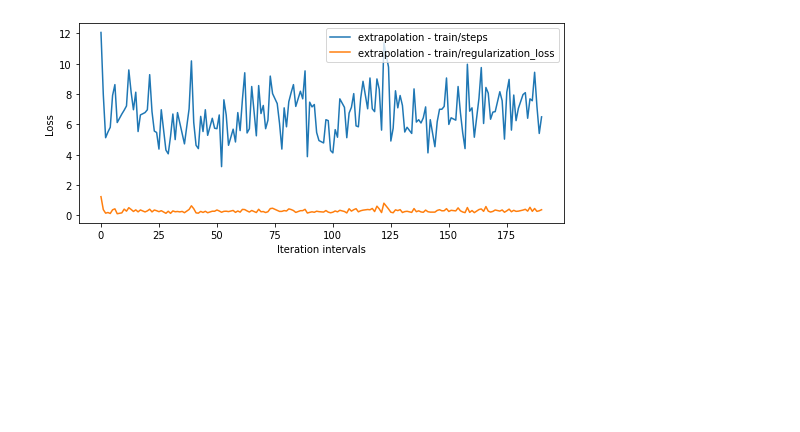
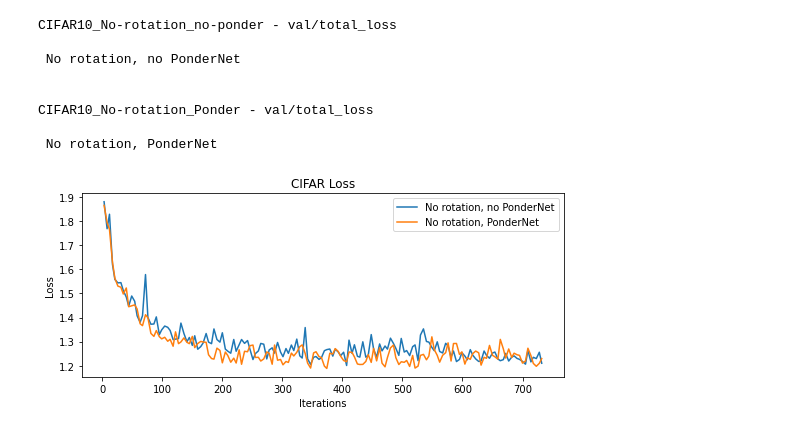
Before and after one commit to GuillyK/DL2-pondernet, a Jupyter notebook: Graph making/PonderNet Graph Maker.ipynb, the cells around one changed output. Cells and saved outputs as stored; diff of their text form; code cells hidden in the pictures; blank space fills up the shorter version.

```diff
--- a/Graph making/PonderNet Graph Maker.ipynb
+++ b/Graph making/PonderNet Graph Maker.ipynb
@@ -7,7 +7,7 @@ import csv
 import copy
 # %%
 # Set the axis
-xlabel = 'Iteration intervals'
+xlabel = 'Iterations'
 ylabel = 'Loss'
 
 # The name of the variable in the df that you want on the x-axis
@@ -17,6 +17,7 @@ plt.rcParams["figure.figsize"] = [7.50, 3.50]
 plt.rcParams["figure.autolayout"] = True
 
 filedir = 'PonderNet_results_csv'
+i = 0
 for filename in os.listdir(filedir):
     with open(os.path.join(filedir, filename), 'r') as f:
         reader = csv.DictReader(f)
@@ -28,32 +29,49 @@ for filename in os.listdir(filedir):
         # Filter out all min and max data
         full_headers = copy.deepcopy(headers)
 
         # Removes duplicate data which simply plots the same line thrice
         for head in full_headers:
             if 'MIN' in head:
                 headers.remove(head)
             if 'MAX' in head:
                 headers.remove(head)
 
         for head in full_headers:
             if head in headers:
                 # Convert column to floats
                 df[head] = pd.to_numeric(df[head],errors='coerce')
             else:
                 # Drop if column not wanted
                 df = df.drop([head], axis=1)
 
 
         x = df[xvariable].tolist()
         y = []
+
+        new_labels = ['No rotation, no PonderNet','No rotation, PonderNet','Rotation, PonderNet']
+        new_labels = ['No rotation, no PonderNet','No rotation, PonderNet']
         for data in df.columns:
             if data != xvariable:
+                print(data,'\n\n',new_labels[i],'\n\n')
                 y = df[data].tolist()
-                plt.plot(x,y,label=data)
+                plt.plot(x,y,label=new_labels[i])
+                i = i+1
 
 plt.xlabel(xlabel)
 plt.ylabel(ylabel)
+plt.title('CIFAR Loss')
 plt.legend()
+plt.tight_layout()
+
+plt.savefig('GRAPHS/CIFAR_loss.png')
 plt.show()
 # %% [output]
+CIFAR10_No-rotation_no-ponder - val/total_loss
+
+ No rotation, no PonderNet
+
+
+CIFAR10_No-rotation_Ponder - val/total_loss
+
+ No rotation, PonderNet
-[figure, old version]
+[figure, new version]
```
Also changed, not shown: 10 other files.
